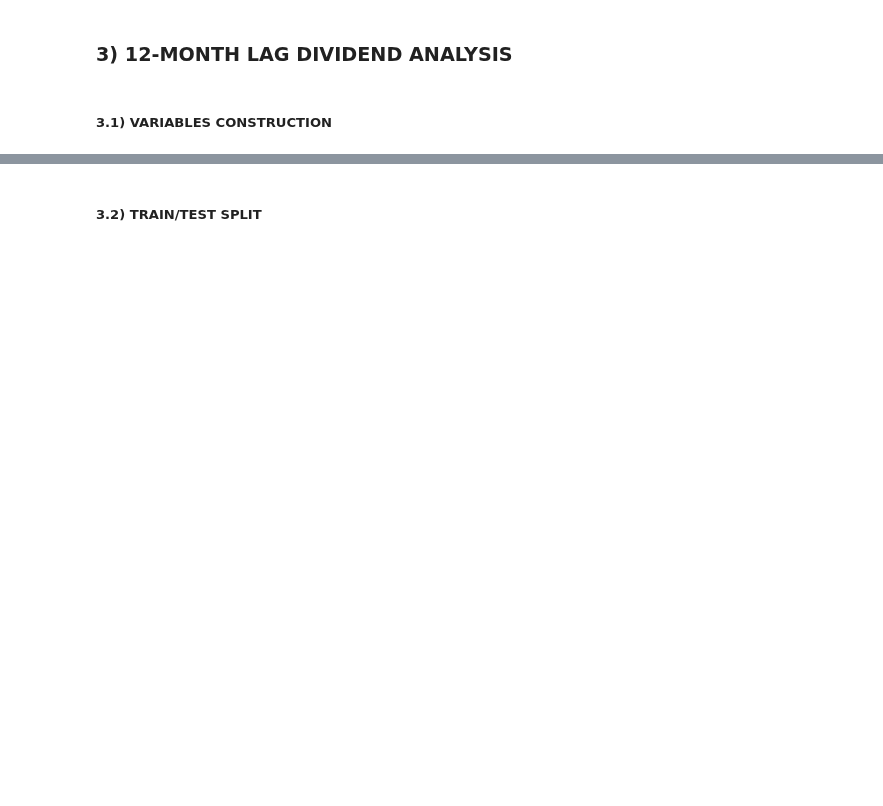
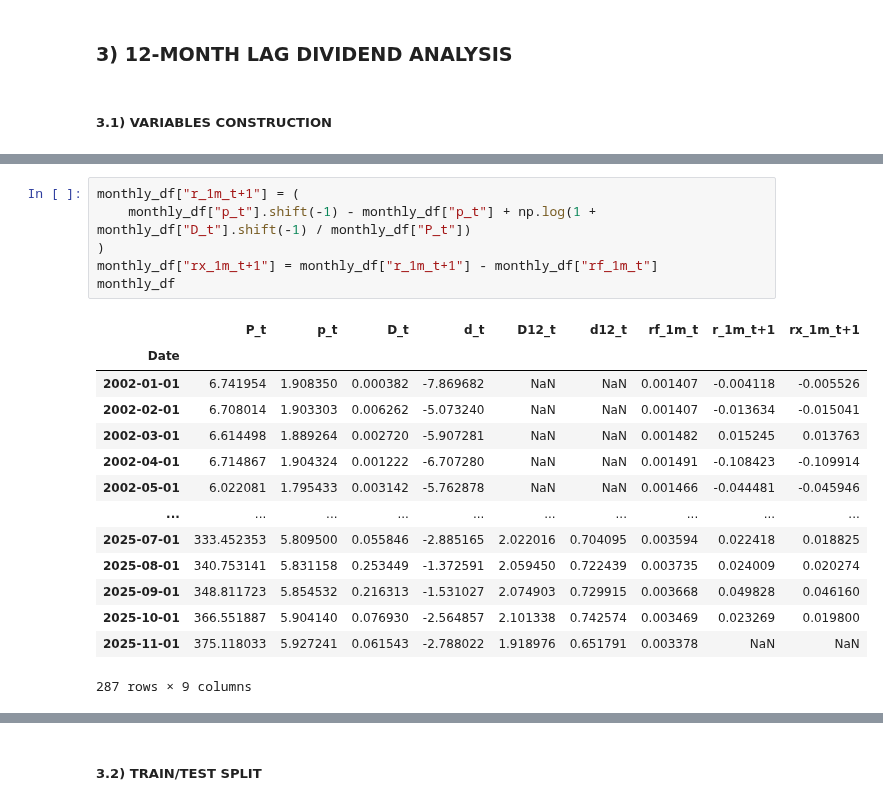
Before and after one commit to EliaLand/Martingale_FVM_AssetPricing, a Jupyter notebook: Part 2/main_FVM.ipynb, the cells around one changed output, grey strips where cells are left out. Drawn from its saved outputs; the diff is of its cells as text; blank space fills up the shorter version.

```diff
--- a/Part 2/main_FVM.ipynb
+++ b/Part 2/main_FVM.ipynb
@@ -388,0 +332,21 @@ monthly_df
+# %%
+monthly_df["r_1m_t+1"] = (
+    monthly_df["p_t"].shift(-1) - monthly_df["p_t"] + np.log(1 + monthly_df["D_t"].shift(-1) / monthly_df["P_t"])
+)
+monthly_df["rx_1m_t+1"] = monthly_df["r_1m_t+1"] - monthly_df["rf_1m_t"]
+monthly_df
+# %% [output]
+|  | P_t | p_t | D_t | d_t | D12_t | d12_t | rf_1m_t | r_1m_t+1 | rx_1m_t+1 |
+| Date |  |  |  |  |  |  |  |  |  |
+| 2002-01-01 | 6.741954 | 1.908350 | 0.000382 | -7.869682 | NaN | NaN | 0.001407 | -0.004118 | -0.005526 |
+| 2002-02-01 | 6.708014 | 1.903303 | 0.006262 | -5.073240 | NaN | NaN | 0.001407 | -0.013634 | -0.015041 |
+| 2002-03-01 | 6.614498 | 1.889264 | 0.002720 | -5.907281 | NaN | NaN | 0.001482 | 0.015245 | 0.013763 |
+| 2002-04-01 | 6.714867 | 1.904324 | 0.001222 | -6.707280 | NaN | NaN | 0.001491 | -0.108423 | -0.109914 |
+| 2002-05-01 | 6.022081 | 1.795433 | 0.003142 | -5.762878 | NaN | NaN | 0.001466 | -0.044481 | -0.045946 |
+| ... | ... | ... | ... | ... | ... | ... | ... | ... | ... |
+| 2025-07-01 | 333.452353 | 5.809500 | 0.055846 | -2.885165 | 2.022016 | 0.704095 | 0.003594 | 0.022418 | 0.018825 |
+| 2025-08-01 | 340.753141 | 5.831158 | 0.253449 | -1.372591 | 2.059450 | 0.722439 | 0.003735 | 0.024009 | 0.020274 |
+| 2025-09-01 | 348.811723 | 5.854532 | 0.216313 | -1.531027 | 2.074903 | 0.729915 | 0.003668 | 0.049828 | 0.046160 |
+| 2025-10-01 | 366.551887 | 5.904140 | 0.076930 | -2.564857 | 2.101338 | 0.742574 | 0.003469 | 0.023269 | 0.019800 |
+| 2025-11-01 | 375.118033 | 5.927241 | 0.061543 | -2.788022 | 1.918976 | 0.651791 | 0.003378 | NaN | NaN |
+287 rows × 9 columns
```
Also changed, not shown: parts of 27 cells of this notebook.
